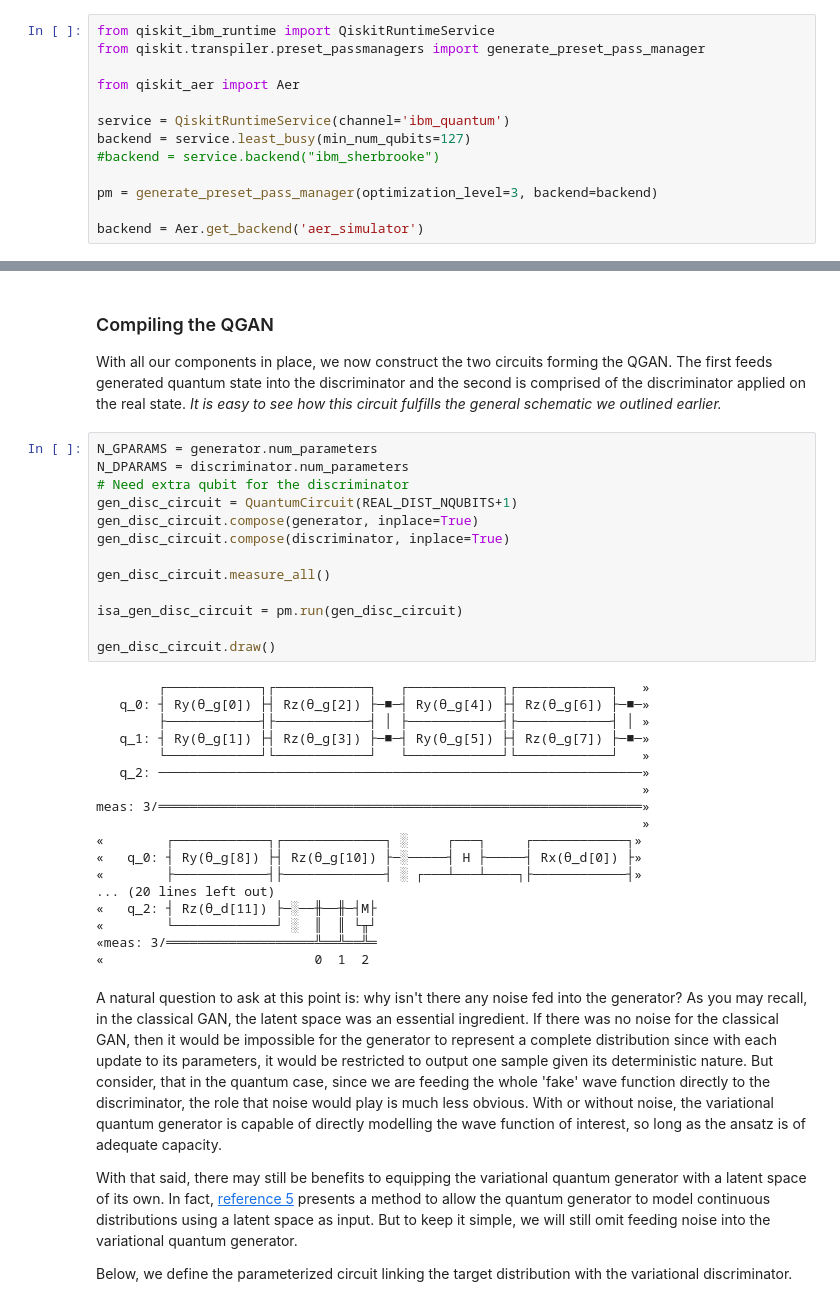
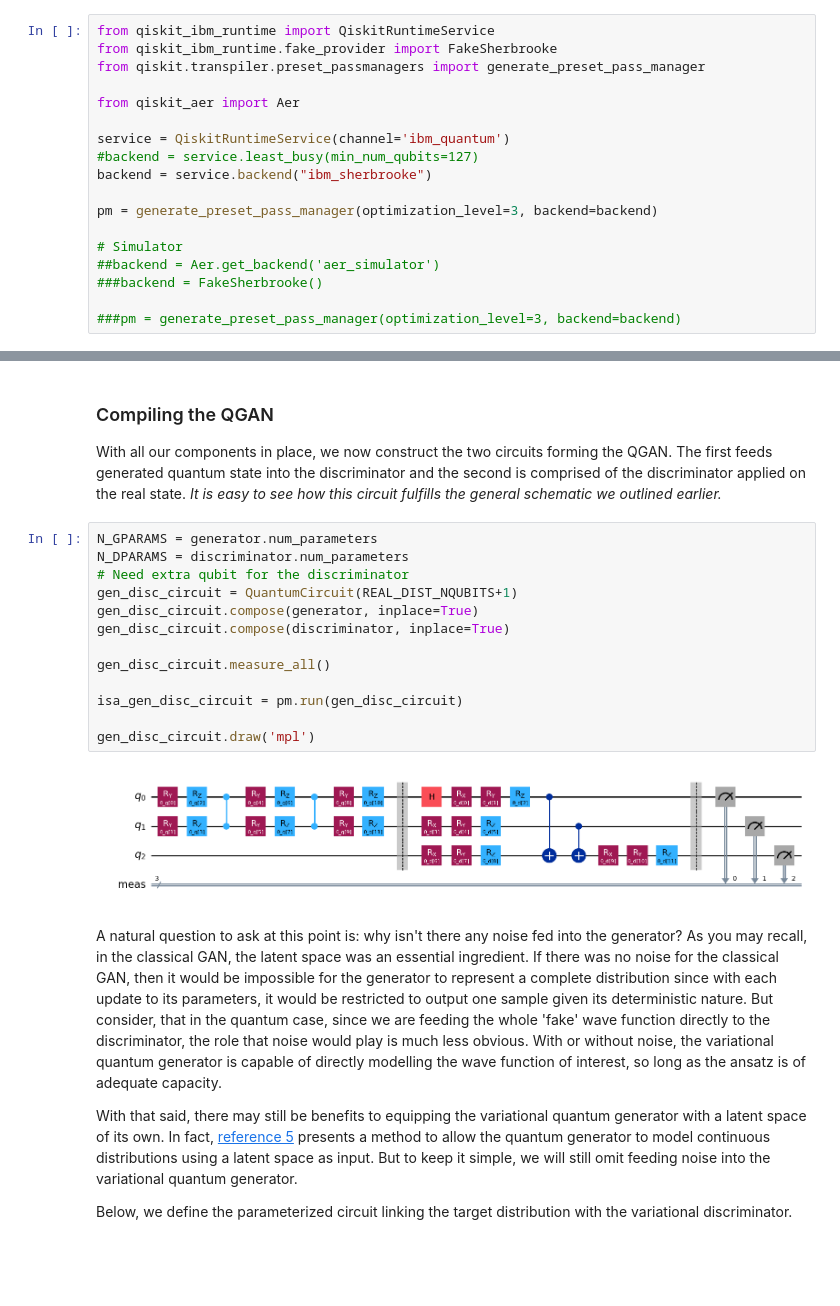
Before and after one commit to bburuta/Qiskit-IBM, a Jupyter notebook: qgan/qgan_rh.ipynb, the cells around one changed output, grey strips where cells are left out. Drawn from its saved outputs; the diff is of its cells as text; blank space fills up the shorter version.

```diff
--- a/qgan/qgan_rh.ipynb
+++ b/qgan/qgan_rh.ipynb
@@ -225,17 +225,22 @@ from qiskit_aer import Aer
 from qiskit.visualization import plot_histogram
 # %%
 from qiskit_ibm_runtime import QiskitRuntimeService
+from qiskit_ibm_runtime.fake_provider import FakeSherbrooke
 from qiskit.transpiler.preset_passmanagers import generate_preset_pass_manager
 
 from qiskit_aer import Aer
 
 service = QiskitRuntimeService(channel='ibm_quantum')
-backend = service.least_busy(min_num_qubits=127)
-#backend = service.backend("ibm_sherbrooke")
+#backend = service.least_busy(min_num_qubits=127)
+backend = service.backend("ibm_sherbrooke")
 
 pm = generate_preset_pass_manager(optimization_level=3, backend=backend)
 
-backend = Aer.get_backend('aer_simulator')
+# Simulator
+##backend = Aer.get_backend('aer_simulator')
+###backend = FakeSherbrooke()
+
+###pm = generate_preset_pass_manager(optimization_level=3, backend=backend)
 # %% [markdown]
 ### Defining the real distribution
 
@@ -352,34 +357,18 @@ With all our components in place, we now construct the two circuits forming the
 # %%
 N_GPARAMS = generator.num_parameters
 N_DPARAMS = discriminator.num_parameters
 # Need extra qubit for the discriminator
 gen_disc_circuit = QuantumCircuit(REAL_DIST_NQUBITS+1)
 gen_disc_circuit.compose(generator, inplace=True)
 gen_disc_circuit.compose(discriminator, inplace=True)
 
 gen_disc_circuit.measure_all()
 
 isa_gen_disc_circuit = pm.run(gen_disc_circuit)
 
-gen_disc_circuit.draw()
+gen_disc_circuit.draw('mpl')
 # %% [output]
-        ┌────────────┐┌────────────┐   ┌────────────┐┌────────────┐   »
-   q_0: ┤ Ry(θ_g[0]) ├┤ Rz(θ_g[2]) ├─■─┤ Ry(θ_g[4]) ├┤ Rz(θ_g[6]) ├─■─»
-        ├────────────┤├────────────┤ │ ├────────────┤├────────────┤ │ »
-   q_1: ┤ Ry(θ_g[1]) ├┤ Rz(θ_g[3]) ├─■─┤ Ry(θ_g[5]) ├┤ Rz(θ_g[7]) ├─■─»
-        └────────────┘└────────────┘   └────────────┘└────────────┘   »
-   q_2: ──────────────────────────────────────────────────────────────»
-                                                                      »
-meas: 3/══════════════════════════════════════════════════════════════»
-                                                                      »
-«        ┌────────────┐┌─────────────┐ ░     ┌───┐     ┌────────────┐»
-«   q_0: ┤ Ry(θ_g[8]) ├┤ Rz(θ_g[10]) ├─░─────┤ H ├─────┤ Rx(θ_d[0]) ├»
-«        ├────────────┤├─────────────┤ ░ ┌───┴───┴────┐├────────────┤»
-... (20 lines left out)
-«   q_2: ┤ Rz(θ_d[11]) ├─░──╫──╫─┤M├
-«        └─────────────┘ ░  ║  ║ └╥┘
-«meas: 3/═══════════════════╩══╩══╩═
-«                           0  1  2
+[figure, added]
 # %% [markdown]
 A natural question to ask at this point is: why isn't there any noise fed into the generator? As you may recall, in the classical GAN, the latent space was an essential ingredient. If there was no noise for the classical GAN, then it would be impossible for the generator to represent a complete distribution since with each update to its parameters, it would be restricted to output one sample given its deterministic nature. But consider, that in the quantum case, since we are feeding the whole 'fake' wave function directly to the discriminator, the role that noise would play is much less obvious. With or without noise, the variational quantum generator is capable of directly modelling the wave function of interest, so long as the ansatz is of adequate capacity.
 
```
Also changed, not shown: parts of 7 cells of this notebook, 9 other files.
